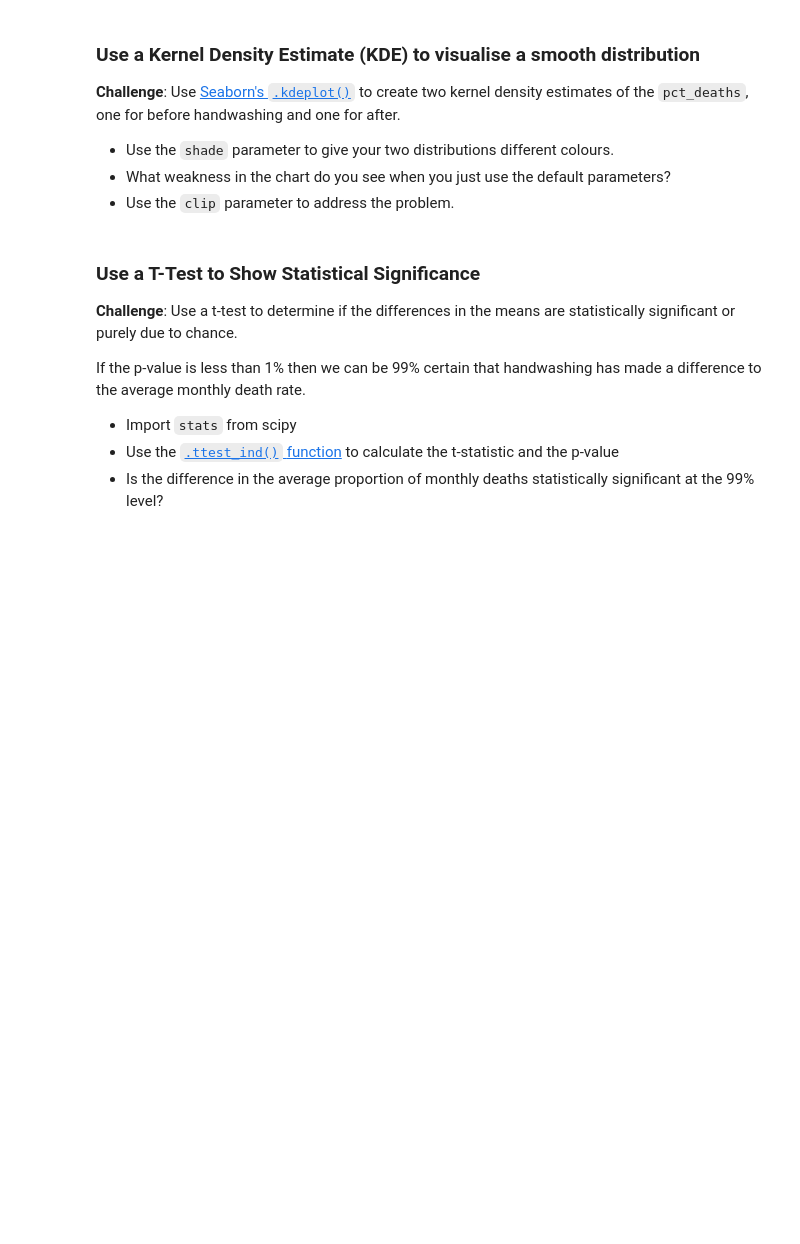
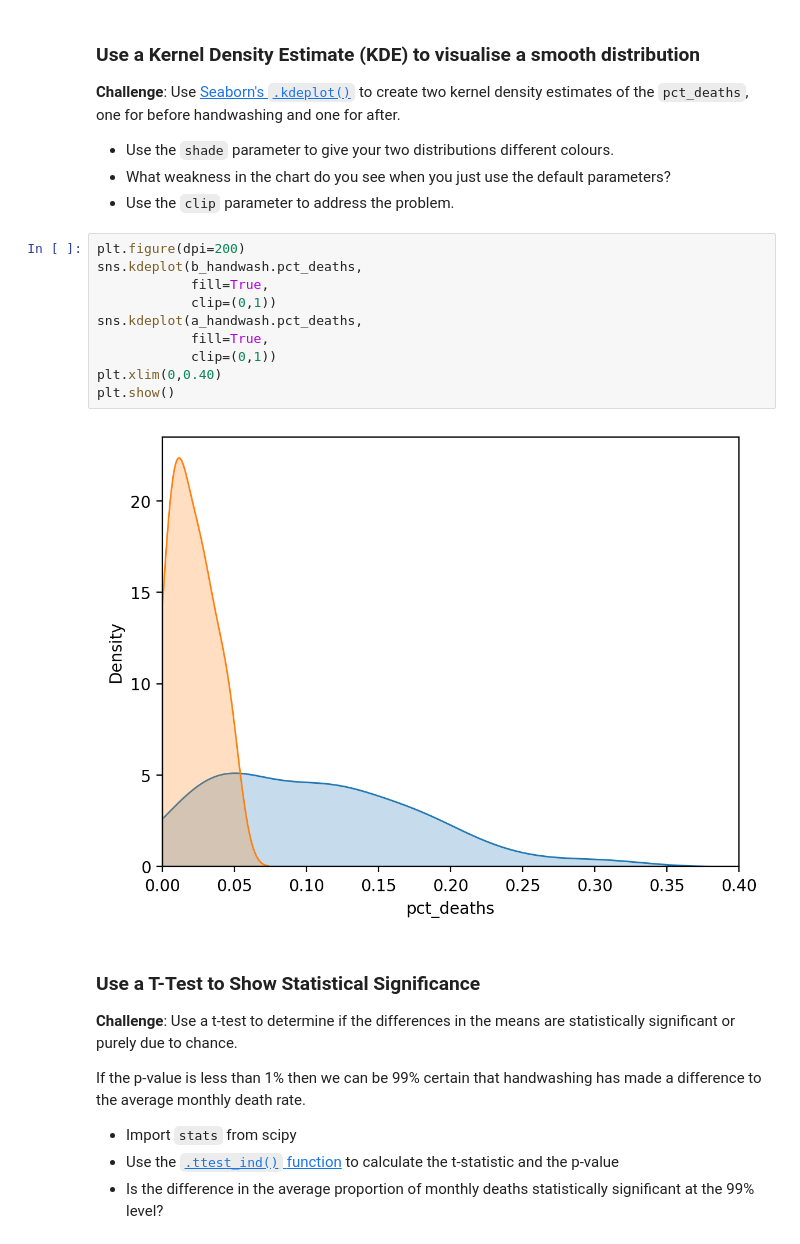
Before and after one commit to Muhammed-anas/data-exploration, a Jupyter notebook: Dr_Semmelweis_Handwashing_Discovery_(start).ipynb, the cells around one changed output. Cells and saved outputs as stored; diff of their text form; blank space fills up the shorter version.

```diff
--- a/Dr_Semmelweis_Handwashing_Discovery_(start).ipynb
+++ b/Dr_Semmelweis_Handwashing_Discovery_(start).ipynb
@@ -426,6 +448,18 @@ TypeError: boxplot() got multiple values for argument 'x'
 * Use the `shade` parameter to give your two distributions different colours.
 * What weakness in the chart do you see when you just use the default parameters?
 * Use the `clip` parameter to address the problem.
+# %%
+plt.figure(dpi=200)
+sns.kdeplot(b_handwash.pct_deaths,
+            fill=True,
+            clip=(0,1))
+sns.kdeplot(a_handwash.pct_deaths,
+            fill=True,
+            clip=(0,1))
+plt.xlim(0,0.40)
+plt.show()
+# %% [output]
+[figure, added]
 # %% [markdown]
 ### Use a T-Test to Show Statistical Significance
 
```
Also changed, not shown: parts of 6 cells of this notebook.
